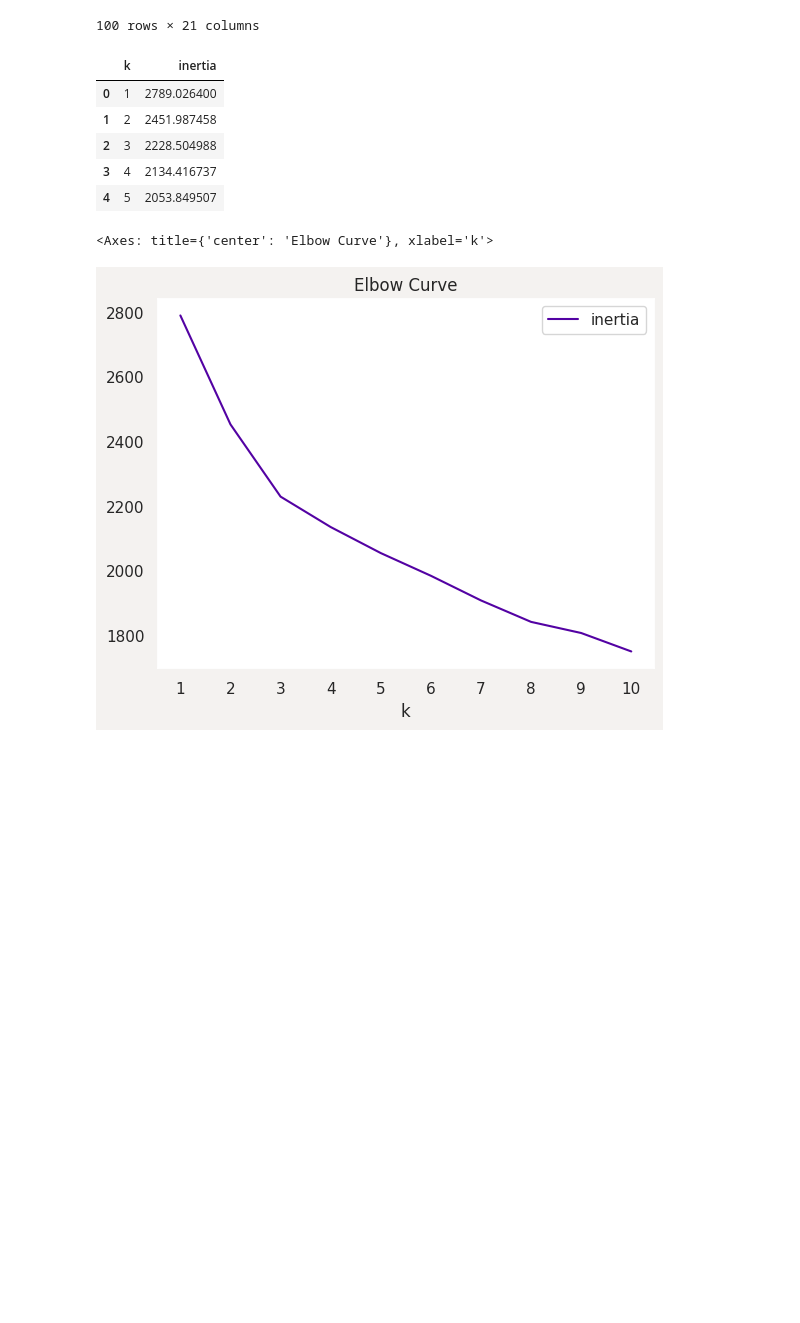
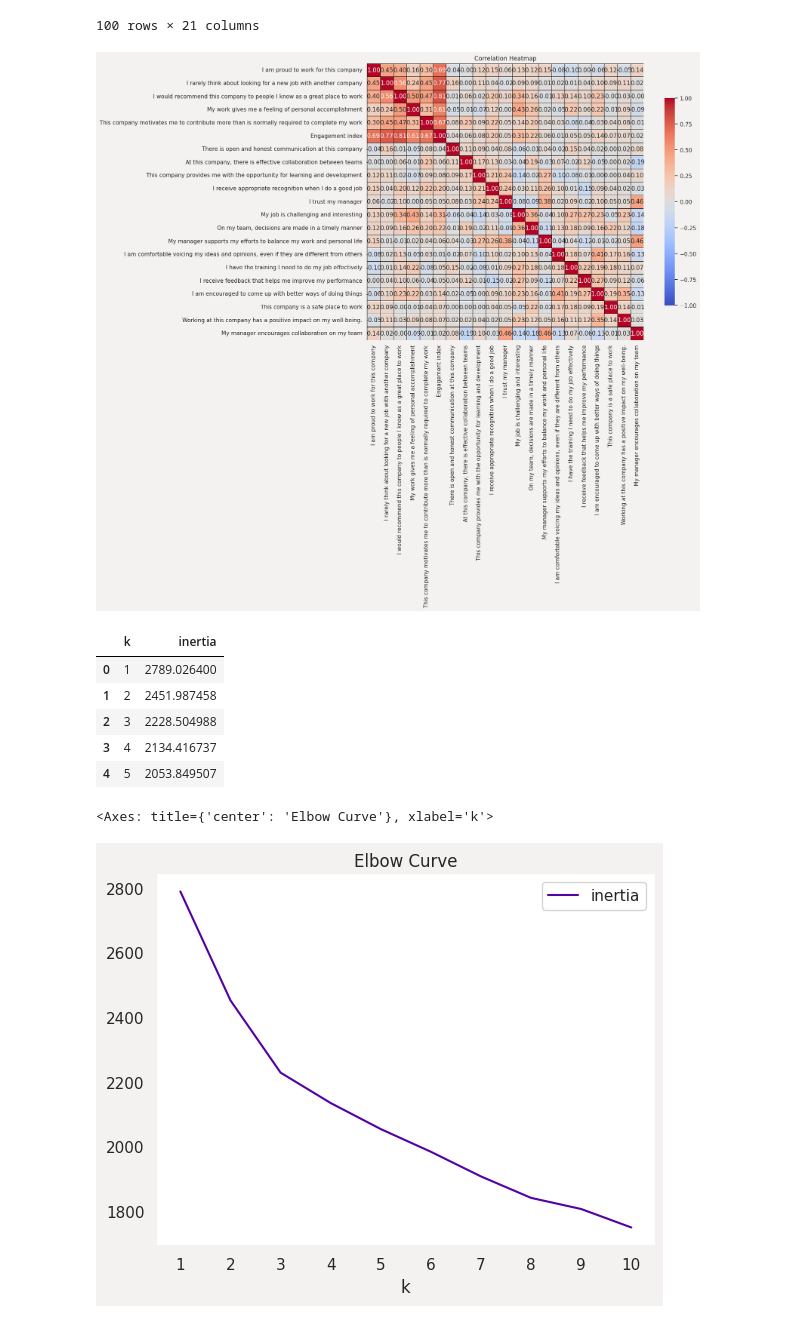
Before and after one commit to abdyraman/peopleanalytics, a Jupyter notebook: OMERS.ipynb, the cells around one changed output. Cells and saved outputs as stored; diff of their text form; code cells hidden in the pictures; blank space fills up the shorter version.

```diff
--- a/OMERS.ipynb
+++ b/OMERS.ipynb
@@ -303,7 +293,7 @@ Passing `palette` without assigning `hue` is deprecated and will be removed in v
 # **Machine learning**
 # %%
 # Convert categorical data to numeric with `pd.get_dummies`
-X = pd.get_dummies(num)
+X = num
 X.shape
 X
 # %% [output]
@@ -321,6 +311,20 @@ X
 | 99 | 1 | 2 | 1 | 1 | ... |
 | 100 | 5 | 4 | 4 | 2 | ... |
 100 rows × 21 columns
+# %%
+# Compute the correlation matrix
+correlation_matrix = X.corr()
+# Set up the matplotlib figure
+plt.figure(figsize=(15, 10))
+# Draw the heatmap with the mask and correct aspect ratio
+sns.heatmap(correlation_matrix, annot=True, fmt=".2f", cmap='coolwarm', vmin=-1, vmax=1,
+            linewidths=0.5, linecolor='black', square=True, cbar_kws={'shrink': .75})
+
+# Display the heatmap
+plt.title('Correlation Heatmap')
+plt.show()
+# %% [output]
+[figure, added]
 # %%
 #Clustering
 # Create a list to store inertia values and the values of k
```
Also changed, not shown: parts of 27 cells of this notebook.
